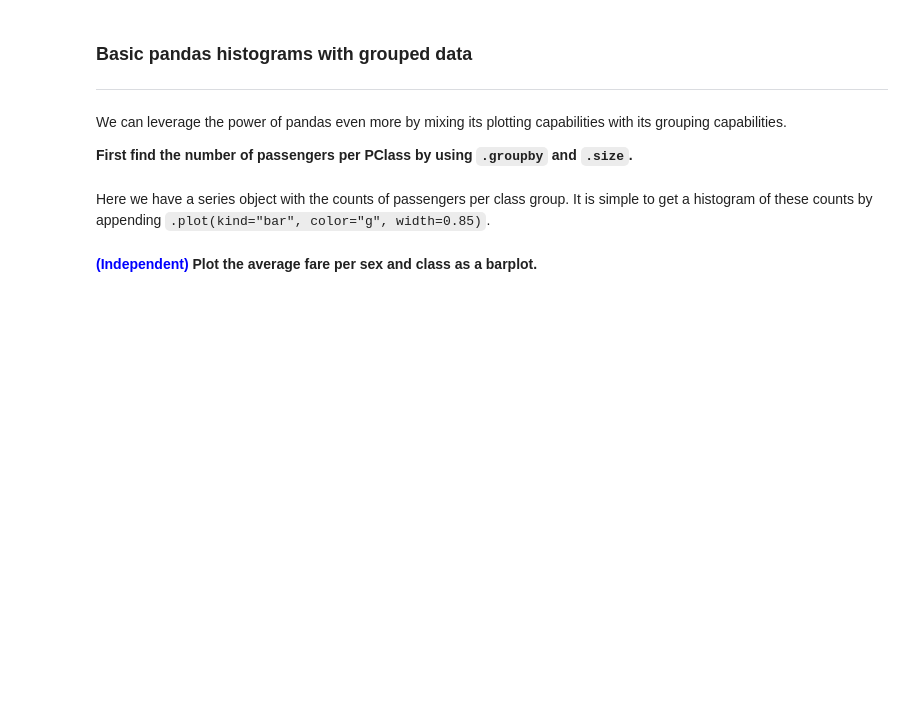
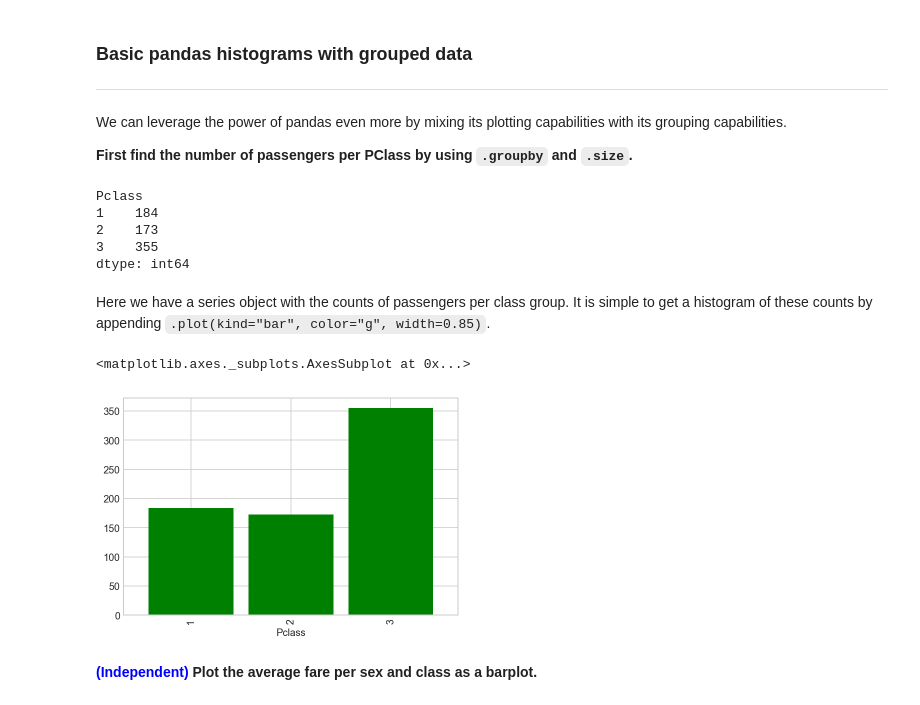
Before and after one commit to yangliu222/DS-SF-42, a Jupyter notebook: classes/04/notebooks/pandas-grouping-lesson/intro-to-grouping-pandas-lesson.ipynb, the cells around one changed output. Drawn from its saved outputs; the diff is of its cells as text; code cells hidden in the pictures; blank space fills up the shorter version.

```diff
--- a/classes/04/notebooks/pandas-grouping-lesson/intro-to-grouping-pandas-lesson.ipynb
+++ b/classes/04/notebooks/pandas-grouping-lesson/intro-to-grouping-pandas-lesson.ipynb
@@ -261,0 +278,5 @@ path_to_file = './datasets/titanic_clean.csv'
+# %%
+import pandas as pd
+import numpy as np
+path_to_file = './datasets/titanic_clean.csv'
+titanic = pd.read_csv(path_to_file)
@@ -364,7 +631,20 @@ Another way would be to write a custom function to pass into apply. *The functio
 We can leverage the power of pandas even more by mixing its plotting capabilities with its grouping capabilities.
 
 **First find the number of passengers per PClass by using `.groupby` and `.size`.**
+# %%
+titanic.groupby(['Pclass']).size()
+# %% [output]
+Pclass
+1    184
+2    173
+3    355
+dtype: int64
 # %% [markdown]
 Here we have a series object with the counts of passengers per class group. It is simple to get a histogram of these counts by appending `.plot(kind="bar", color="g", width=0.85)`.
+# %%
+titanic.groupby(['Pclass']).size().plot(kind = 'bar', color = 'g', width = 0.85)
+# %% [output]
+<matplotlib.axes._subplots.AxesSubplot at 0x...>
+[figure, added]
 # %% [markdown]
 **<font color=blue>(Independent)</font> Plot the average fare per sex and class as a barplot.**
```
Also changed, not shown: parts of 42 cells of this notebook, 3 other files.
